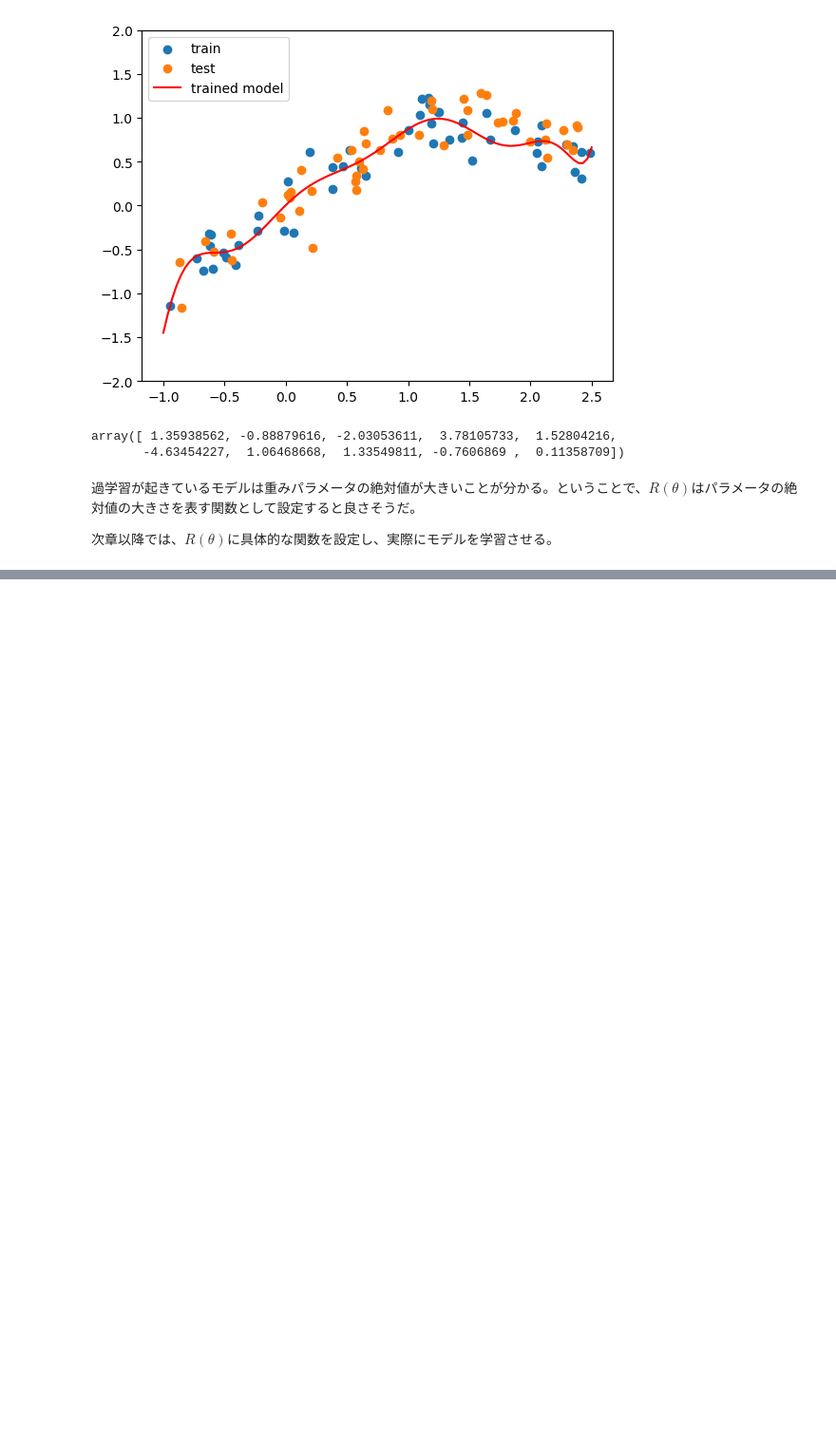
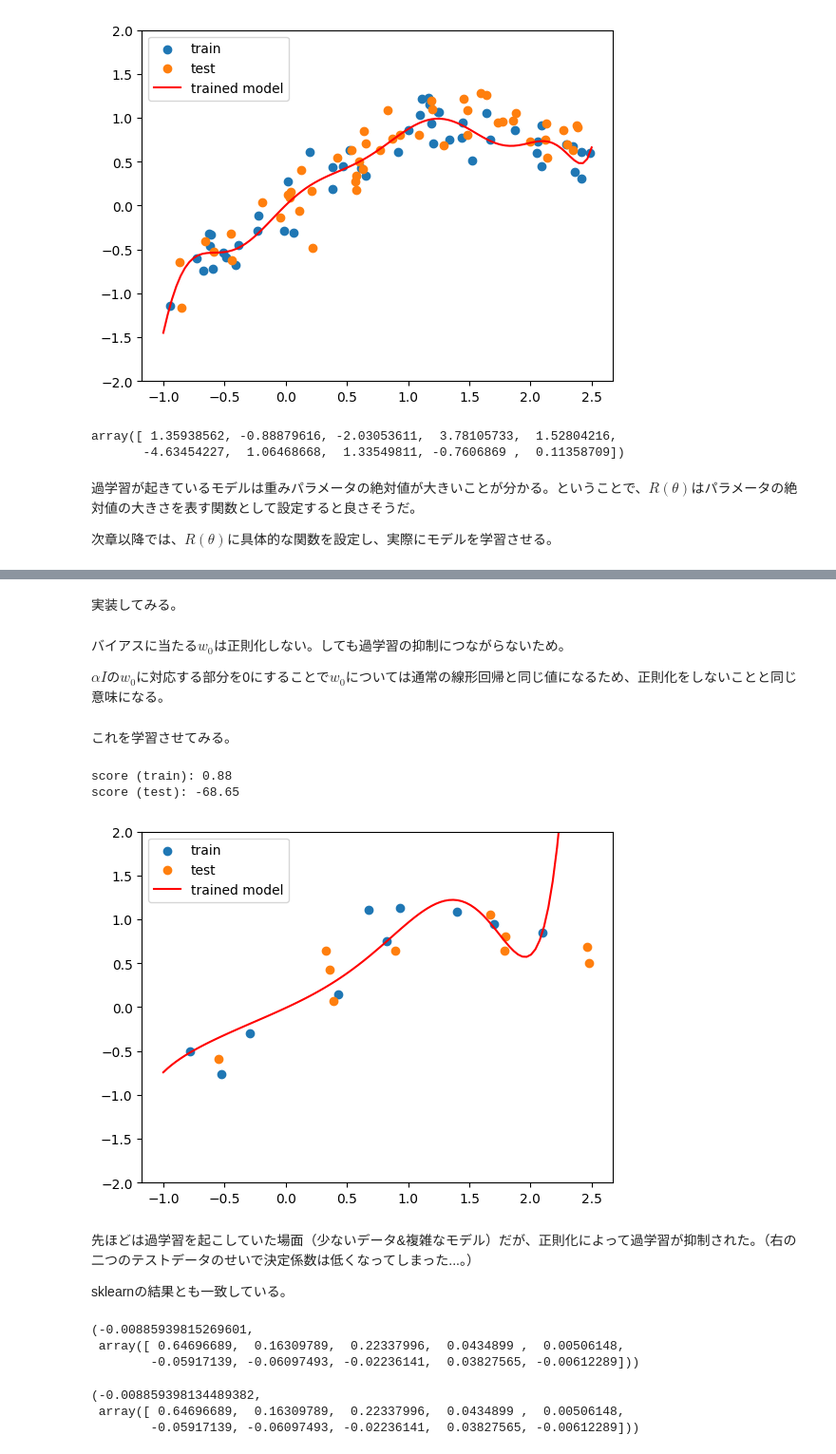
Before and after one commit to misya11p/machine-learning, a Jupyter notebook: overfitting.ipynb, the cells around one changed output, grey strips where cells are left out. Shown at 95% size. Drawn from its saved outputs; the diff is of its cells as text; code cells hidden in the pictures; blank space fills up the shorter version.

Commit message:
move ridge part

```diff
--- a/overfitting.ipynb
+++ b/overfitting.ipynb
@@ -84,10 +84,11 @@ plt.legend();
 # %%
 from sklearn.preprocessing import PolynomialFeatures
 from sklearn.pipeline import Pipeline
+from sklearn.metrics import r2_score
 
 def evaluate(model, X_train, X_test, y_train, y_test):
-    score_train = model.score(X_train, y_train)
-    score_test = model.score(X_test, y_test)
+    score_train = r2_score(y_train, model.predict(X_train))
+    score_test = r2_score(y_test, model.predict(X_test))
     print(f"score (train): {score_train:.2f}")
     print(f"score (test): {score_test:.2f}")
 
@@ -234,0 +290,57 @@ array([ 1.35938562, -0.88879616, -2.03053611,  3.78105733,  1.52804216,
+# %% [markdown]
+実装してみる。
+# %%
+class RidgeRegression:
+    def __init__(self, alpha=1.):
+        self.alpha = alpha
+        self.weights = None
+
+    def fit(self, X, y):
+        X = np.insert(X, 0, 1, axis=1)
+        I = np.identity(X.shape[1], dtype=np.float32)
+        I[0, 0] = 0 # バイアス項は無視
+        self.weights = np.linalg.inv(X.T @ X + self.alpha*I) @ X.T @ y
+
+    def predict(self, X):
+        X = np.insert(X, 0, 1, axis=1)
+        return X @ self.weights
+# %% [markdown]
+バイアスに当たる$w_0$は正則化しない。しても過学習の抑制につながらないため。
+
+$\alpha I$の$w_0$に対応する部分を0にすることで$w_0$については通常の線形回帰と同じ値になるため、正則化をしないことと同じ意味になる。
+# %% [markdown]
+これを学習させてみる。
+# %%
+X, y = get_samples(20)
+X_train, X_test, y_train, y_test = train_test_split(
+    X, y, test_size=0.5, random_state=11
+)
+poly = PolynomialFeatures(degree=10, include_bias=False)
+model = RidgeRegression(alpha=1.)
+pipeline = Pipeline([("poly", poly), ("model", model)])
+pipeline.fit(X_train, y_train)
+evaluate(pipeline, X_train, X_test, y_train, y_test)
+# %% [output]
+score (train): 0.88
+score (test): -68.65
+[figure, added]
+# %% [markdown]
+先ほどは過学習を起こしていた場面（少ないデータ&複雑なモデル）だが、正則化によって過学習が抑制された。（右の二つのテストデータのせいで決定係数は低くなってしまった...。）
+
+sklearnの結果とも一致している。
+# %%
+model.weights[0], model.weights[1:]
+# %% [output]
+(-0.00885939815269601,
+ array([ 0.64696689,  0.16309789,  0.22337996,  0.0434899 ,  0.00506148,
+        -0.05917139, -0.06097493, -0.02236141,  0.03827565, -0.00612289]))
+# %%
+from sklearn.linear_model import Ridge
+correct_model = Ridge(alpha=1.)
+pipeline = Pipeline([("poly", poly), ("model", correct_model)])
+pipeline.fit(X_train, y_train)
+pipeline["model"].intercept_, pipeline["model"].coef_
+# %% [output]
+(-0.008859398134489382,
+ array([ 0.64696689,  0.16309789,  0.22337996,  0.0434899 ,  0.00506148,
+        -0.05917139, -0.06097493, -0.02236141,  0.03827565, -0.00612289]))
```
Also changed, not shown: parts of 3 cells of this notebook, 1 other file.
